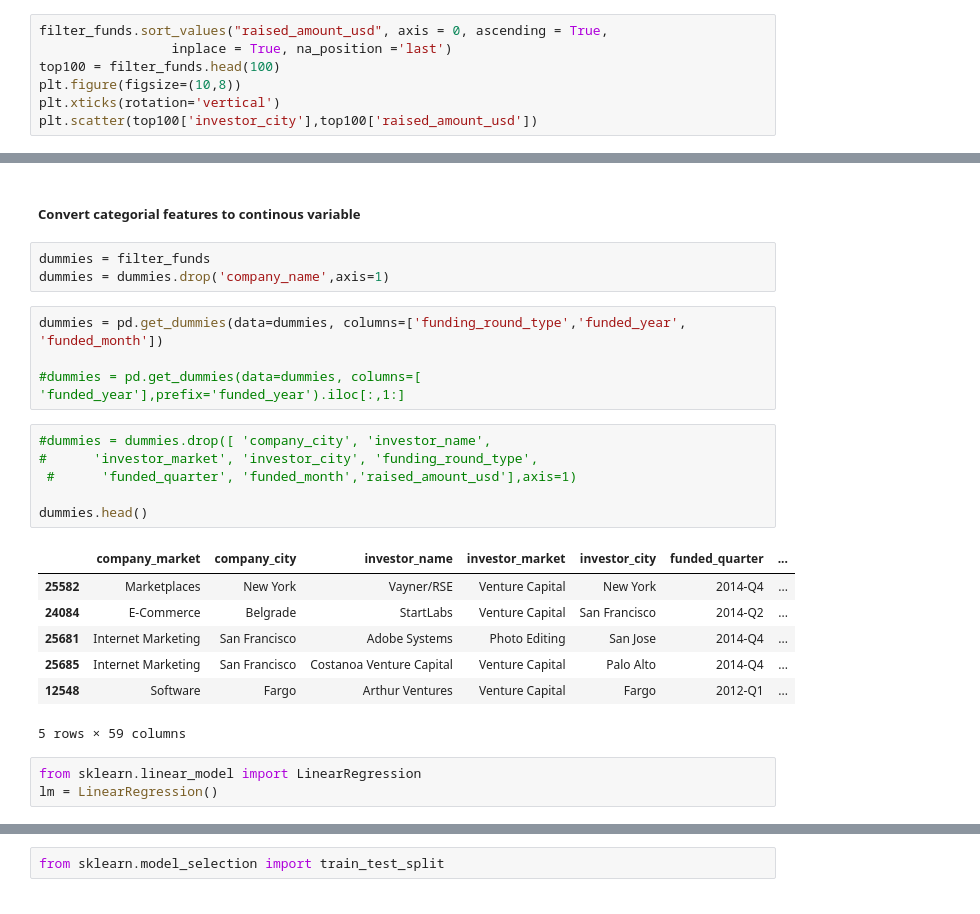
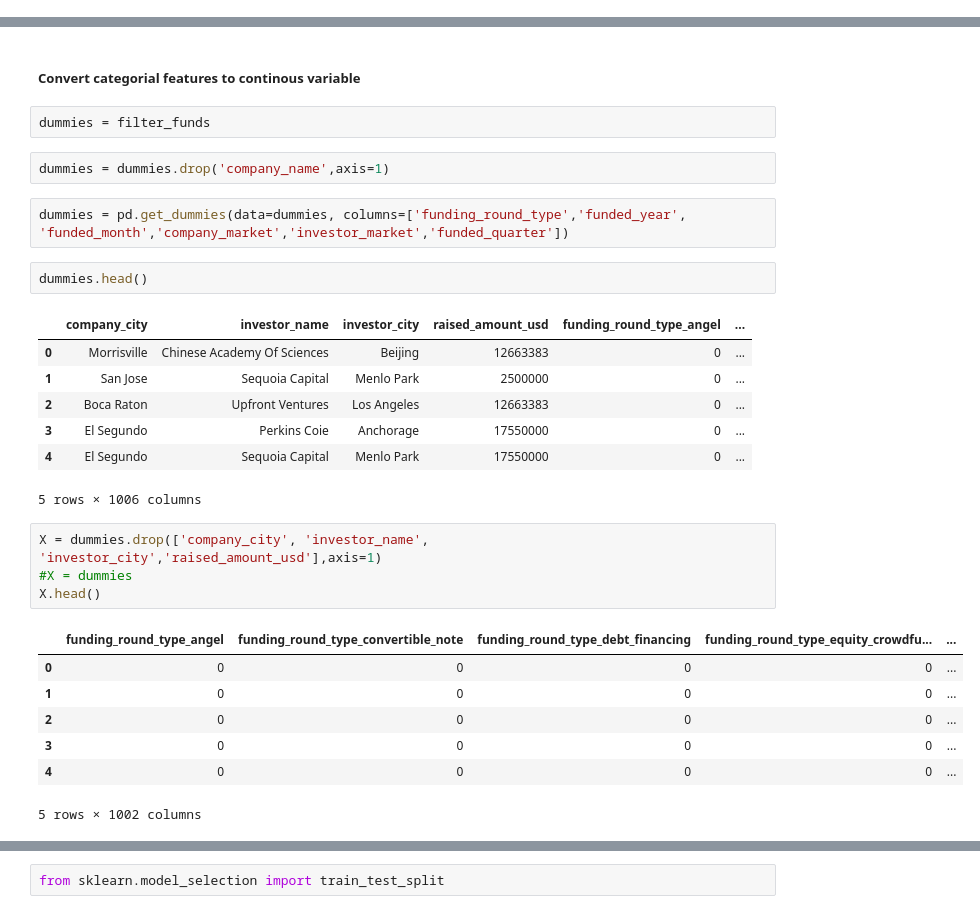
Before and after one commit to warriorgithub/datascience, a Jupyter notebook: projects/capstone/1/StartUpAnalysisModeling.ipynb, the cells around one changed output, grey strips where cells are left out. Drawn from its saved outputs; the diff is of its cells as text.

```diff
--- a/projects/capstone/1/StartUpAnalysisModeling.ipynb
+++ b/projects/capstone/1/StartUpAnalysisModeling.ipynb
@@ -75,10 +75,3 @@ plt.scatter(filter_funds['funding_round_type'],filter_funds['raised_amount_usd']
 # %% [output]
 <matplotlib.collections.PathCollection at 0x...>
 [figure]
-# %%
-filter_funds.sort_values("raised_amount_usd", axis = 0, ascending = True,
-                 inplace = True, na_position ='last')
-top100 = filter_funds.head(100)
-plt.figure(figsize=(10,8))
-plt.xticks(rotation='vertical')
-plt.scatter(top100['investor_city'],top100['raised_amount_usd'])
@@ -117,27 +125,31 @@ filter_funds['raised_amount_usd'] = filter_funds['raised_amount_usd'].astype(int
 ###### y = raised_amount_usd
 # %% [markdown]
 ##### Convert categorial features to continous variable
+# %%
+dummies = filter_funds
 # %%
-dummies = filter_funds
 dummies = dummies.drop('company_name',axis=1)
 # %%
-dummies = pd.get_dummies(data=dummies, columns=['funding_round_type','funded_year', 'funded_month'])
-
-#dummies = pd.get_dummies(data=dummies, columns=[ 'funded_year'],prefix='funded_year').iloc[:,1:]
+dummies = pd.get_dummies(data=dummies, columns=['funding_round_type','funded_year', 'funded_month','company_market','investor_market','funded_quarter'])
+# %%
+dummies.head()
+# %% [output]
+|  | company_city | investor_name | investor_city | raised_amount_usd | funding_round_type_angel | ... |
+| 0 | Morrisville | Chinese Academy Of Sciences | Beijing | 12663383 | 0 | ... |
+| 1 | San Jose | Sequoia Capital | Menlo Park | 2500000 | 0 | ... |
+| 2 | Boca Raton | Upfront Ventures | Los Angeles | 12663383 | 0 | ... |
+| 3 | El Segundo | Perkins Coie | Anchorage | 17550000 | 0 | ... |
+| 4 | El Segundo | Sequoia Capital | Menlo Park | 17550000 | 0 | ... |
+5 rows × 1006 columns
 # %%
-#dummies = dummies.drop([ 'company_city', 'investor_name',
-#      'investor_market', 'investor_city', 'funding_round_type',
- #      'funded_quarter', 'funded_month','raised_amount_usd'],axis=1)
-
-dummies.head()
+X = dummies.drop(['company_city', 'investor_name', 'investor_city','raised_amount_usd'],axis=1)
+#X = dummies
+X.head()
 # %% [output]
-|  | company_market | company_city | investor_name | investor_market | investor_city | funded_quarter | ... |
-| 25582 | Marketplaces | New York | Vayner/RSE | Venture Capital | New York | 2014-Q4 | ... |
-| 24084 | E-Commerce | Belgrade | StartLabs | Venture Capital | San Francisco | 2014-Q2 | ... |
-| 25681 | Internet Marketing | San Francisco | Adobe Systems | Photo Editing | San Jose | 2014-Q4 | ... |
-| 25685 | Internet Marketing | San Francisco | Costanoa Venture Capital | Venture Capital | Palo Alto | 2014-Q4 | ... |
-| 12548 | Software | Fargo | Arthur Ventures | Venture Capital | Fargo | 2012-Q1 | ... |
+|  | funding_round_type_angel | funding_round_type_convertible_note | funding_round_type_debt_financing | funding_round_type_equity_crowdfu... | ... |
+| 0 | 0 | 0 | 0 | 0 | ... |
+| 1 | 0 | 0 | 0 | 0 | ... |
+| 2 | 0 | 0 | 0 | 0 | ... |
+| 3 | 0 | 0 | 0 | 0 | ... |
+| 4 | 0 | 0 | 0 | 0 | ... |
-5 rows × 59 columns
+5 rows × 1002 columns
-# %%
-from sklearn.linear_model import LinearRegression
-lm = LinearRegression()
```
Also changed, not shown: parts of 37 cells of this notebook.
